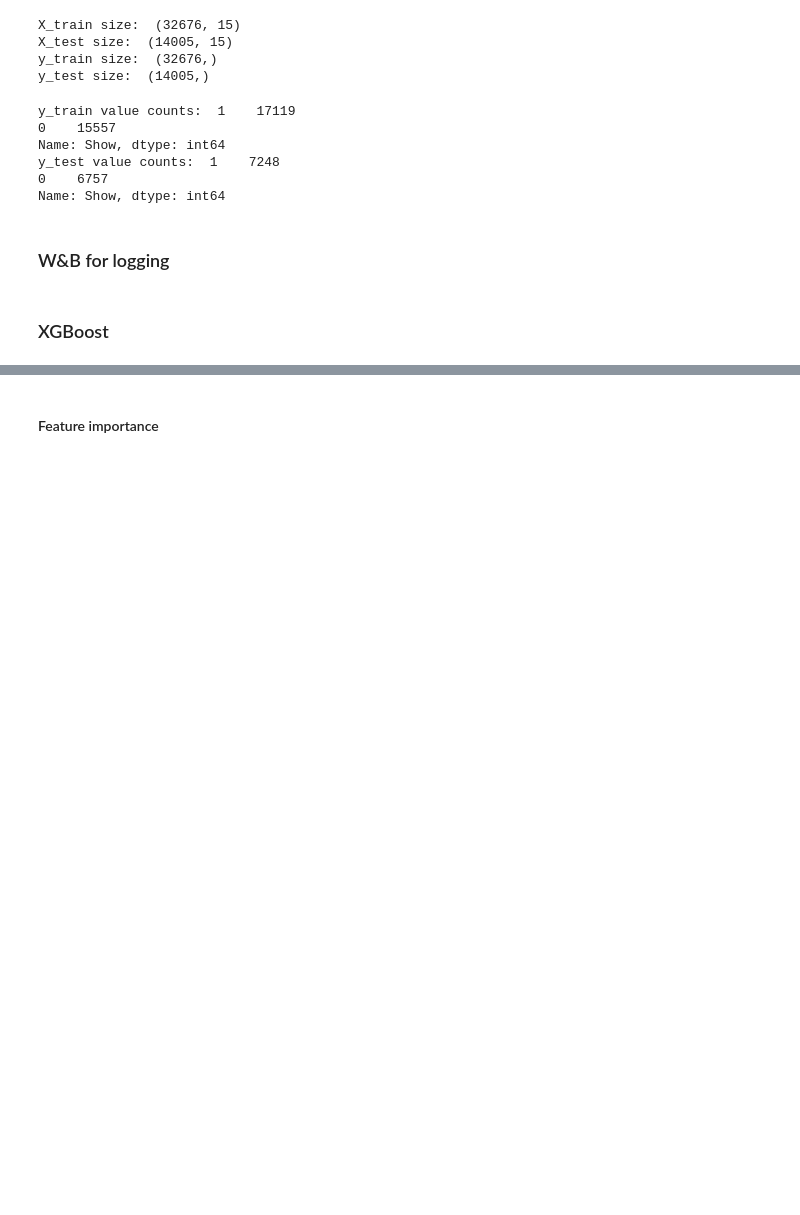
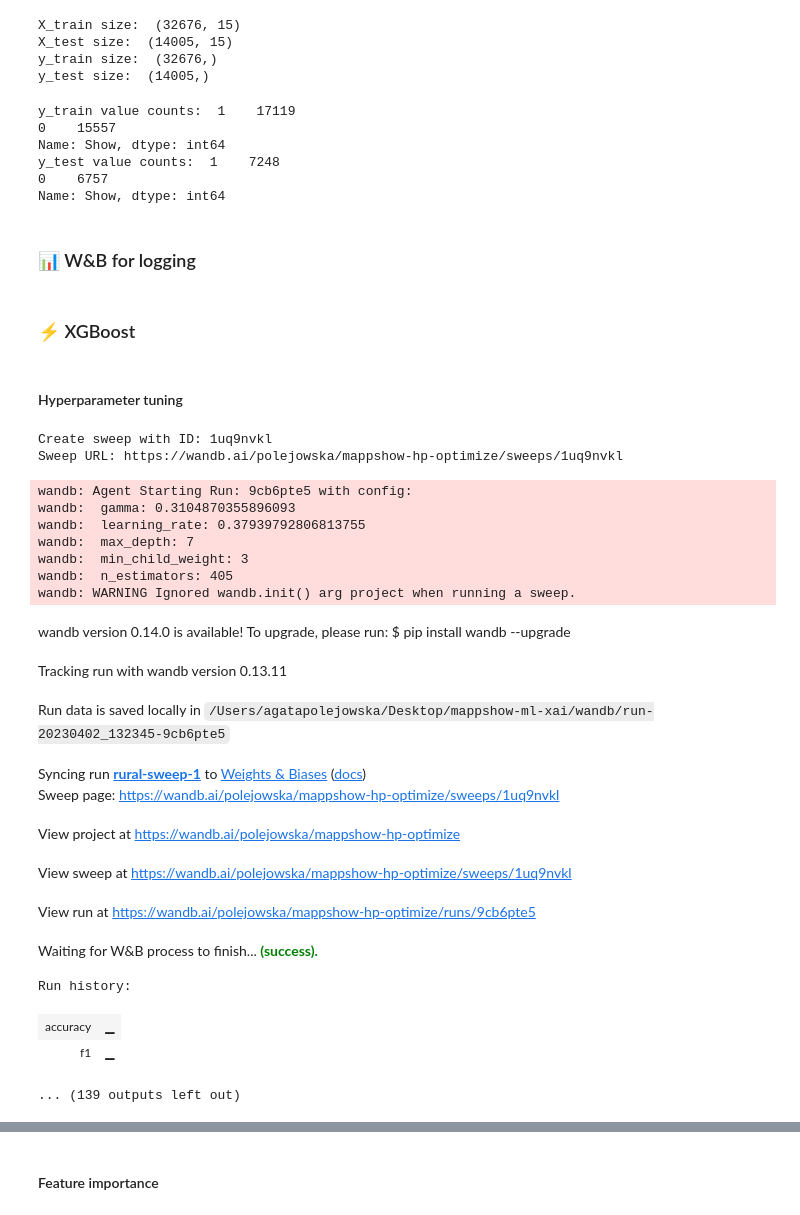
Before and after one commit to polejowska/mappshow-ml-xai, a Jupyter notebook: classifiers.ipynb, the cells around one changed output, grey strips where cells are left out. Cells and saved outputs as stored; diff of their text form; code cells hidden in the pictures; blank space fills up the shorter version.

```diff
--- a/classifiers.ipynb
+++ b/classifiers.ipynb
@@ -101,8 +105,10 @@ y_test value counts:  1    7248
 0    6757
 Name: Show, dtype: int64
 # %% [markdown]
-### W&B for logging
+###  📊 W&B for logging
 # %%
 WANDB_PROJECT_NAME = "mappshow-hp-optimize"
 # %% [markdown]
-### XGBoost
+### ⚡️ XGBoost
+# %% [markdown]
+#### Hyperparameter tuning
@@ -108,0 +176,26 @@ WANDB_PROJECT_NAME = "mappshow-hp-optimize"
+# %%
+sweep_id_xgboost = wandb.sweep(sweep_config_xgboost, project=WANDB_PROJECT_NAME)
+wandb.agent(sweep_id_xgboost, train_xgboost, count=10)
+# %% [output]
+Create sweep with ID: 1uq9nvkl
+Sweep URL: https://wandb.ai/polejowska/mappshow-hp-optimize/sweeps/1uq9nvkl
+wandb: Agent Starting Run: 9cb6pte5 with config:
+wandb:  gamma: 0.3104870355896093
+wandb:  learning_rate: 0.37939792806813755
+wandb:  max_depth: 7
+wandb:  min_child_weight: 3
+wandb:  n_estimators: 405
+wandb: WARNING Ignored wandb.init() arg project when running a sweep.
+wandb version 0.14.0 is available! To upgrade, please run: $ pip install wandb --upgrade
+Tracking run with wandb version 0.13.11
+Run data is saved locally in /Users/agatapolejowska/Desktop/mappshow-ml-xai/wandb/run-20230402_132345-9cb6pte5
+Syncing run rural-sweep-1 to Weights & Biases (docs)
+Sweep page: https://wandb.ai/polejowska/mappshow-hp-optimize/sweeps/1uq9nvkl
+View project at https://wandb.ai/polejowska/mappshow-hp-optimize
+View sweep at https://wandb.ai/polejowska/mappshow-hp-optimize/sweeps/1uq9nvkl
+View run at https://wandb.ai/polejowska/mappshow-hp-optimize/runs/9cb6pte5
+Waiting for W&B process to finish... (success).
+Run history:
+| accuracy | ▁ |
+| f1 | ▁ |
+... (139 outputs left out)
```
Also changed, not shown: parts of 30 cells of this notebook, 1 other file.
